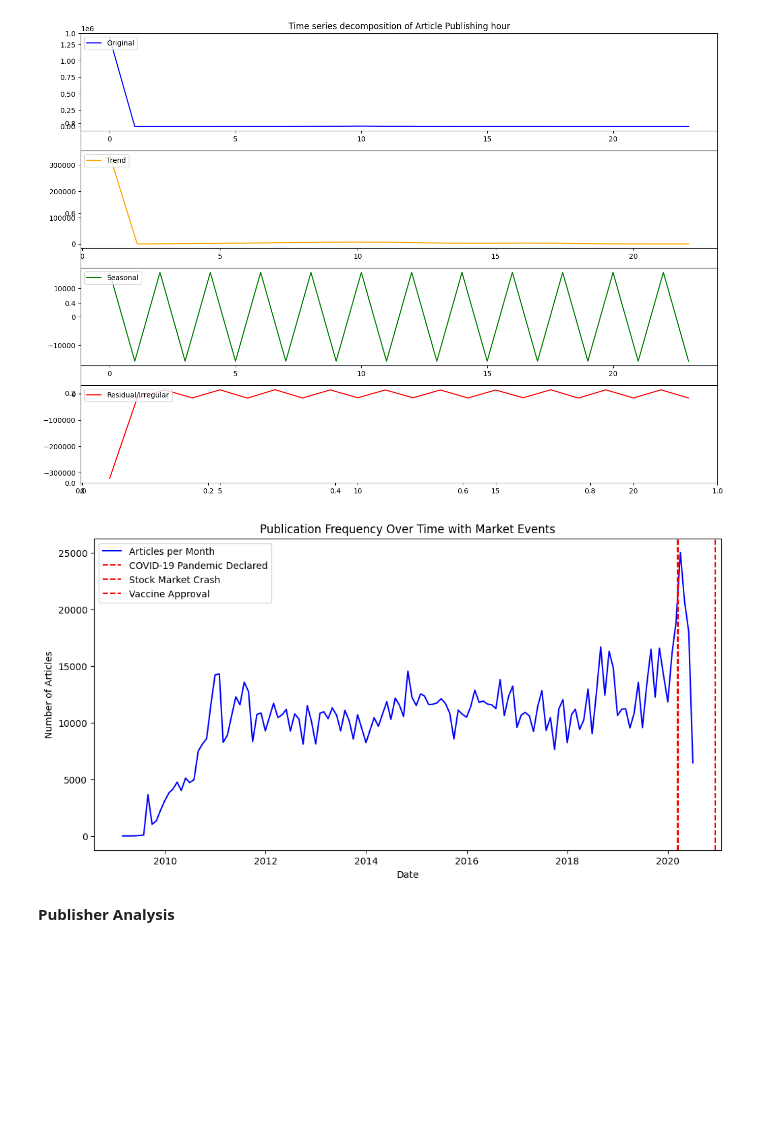
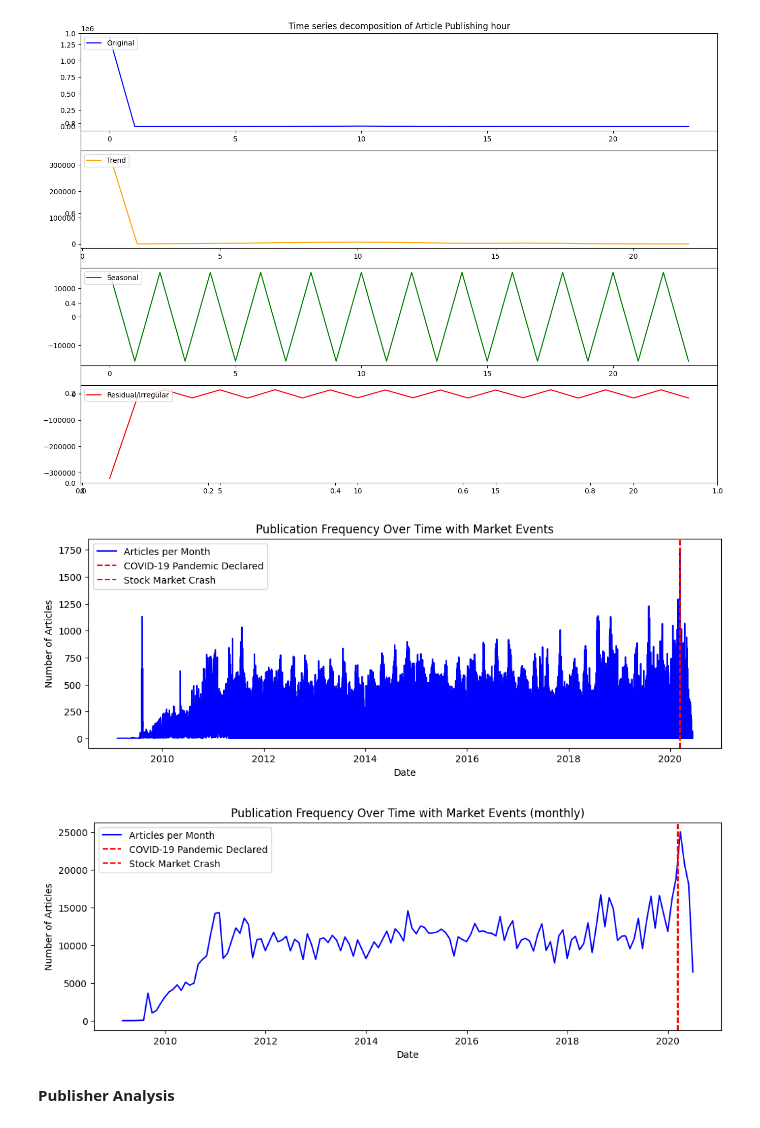
Before and after one commit to Bekyy/financial-news-data-analysis, a Jupyter notebook: notebooks/sentiment_analysis.ipynb, the cells around one changed output. Cells and saved outputs as stored; diff of their text form; code cells hidden in the pictures; blank space fills up the shorter version.

```diff
--- a/notebooks/sentiment_analysis.ipynb
+++ b/notebooks/sentiment_analysis.ipynb
@@ -517,26 +517,37 @@ Name: count, dtype: int64
 # %%
 # Example: Known market events
 market_events = {
     'COVID-19 Pandemic Declared': '2020-03-11',
-    'Stock Market Crash': '2020-03-16',
-    'Vaccine Approval': '2020-12-11'
+    'Stock Market Crash': '2020-03-16'
 }
 
 # Convert the event dates to datetime
 market_events = {event: pd.to_datetime(date) for event, date in market_events.items()}
 
 # Plot the number of articles published each day with event markers
-plt.figure(figsize=(12, 6))
-plt.plot(articles_per_month.index, articles_per_month.values, label='Articles per Month', color='blue')
+plt.figure(figsize=(12, 4))
+plt.plot(articles_per_day.index, articles_per_day.values, label='Articles per Month', color='blue')
 for event, date in market_events.items():
     plt.axvline(x=date, color='red', linestyle='--', label=event)
 plt.xlabel('Date')
 plt.ylabel('Number of Articles')
 plt.title('Publication Frequency Over Time with Market Events')
 plt.legend()
 plt.show()
+
+# Plot the number of articles published each day with event markers
+plt.figure(figsize=(12, 4))
+plt.plot(articles_per_month.index, articles_per_month.values, label='Articles per Month', color='blue')
+for event, date in market_events.items():
+    plt.axvline(x=date, color='red', linestyle='--', label=event)
+plt.xlabel('Date')
+plt.ylabel('Number of Articles')
+plt.title('Publication Frequency Over Time with Market Events (monthly)')
+plt.legend()
+plt.show()
 # %% [output]
-[figure, old version]
+[figure, new version]
+[figure, added]
 # %% [markdown]
 **Publisher Analysis**
 # %%
```
Also changed, not shown: parts of 6 cells of this notebook, 6 other files.
